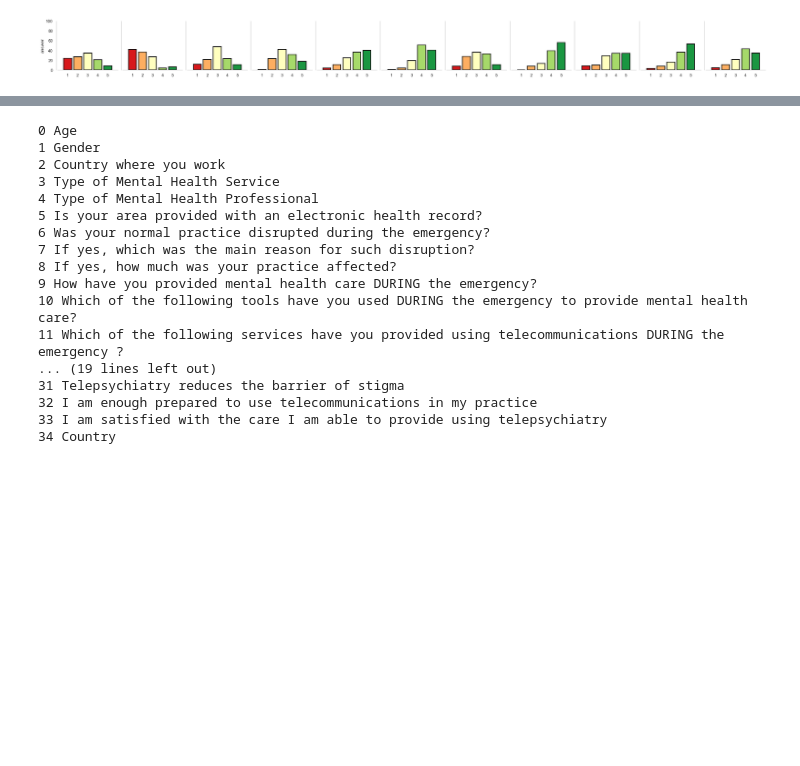
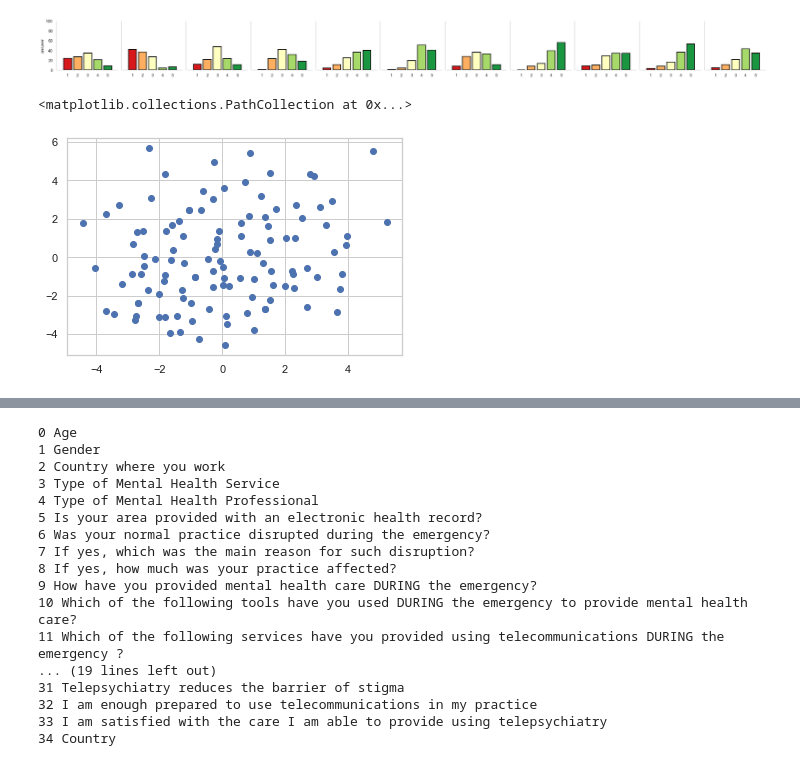
Before and after one commit to raffaelemazziotti/telemental_health, a Jupyter notebook: survey_eng_analysis.ipynb, the cells around one changed output, grey strips where cells are left out. Drawn from its saved outputs; the diff is of its cells as text; code cells hidden in the pictures; blank space fills up the shorter version.

```diff
--- a/survey_eng_analysis.ipynb
+++ b/survey_eng_analysis.ipynb
@@ -789,3 +789,13 @@ g.set(xlim=(0, 6), ylim=(0,100),xlabel="",xticks=[1,2,3,4,5])
 plt.tight_layout()
 # %% [output]
 [figure]
+# %%
+from sklearn.manifold import MDS
+model = MDS(n_components=2, random_state=0)
+temp = likert.iloc[:,1:]
+lik = model.fit_transform(temp.dropna(axis=1))
+
+plt.scatter(lik[:,0],lik[:,1])
+# %% [output]
+<matplotlib.collections.PathCollection at 0x...>
+[figure, added]
```
Also changed, not shown: parts of 6 cells of this notebook.
